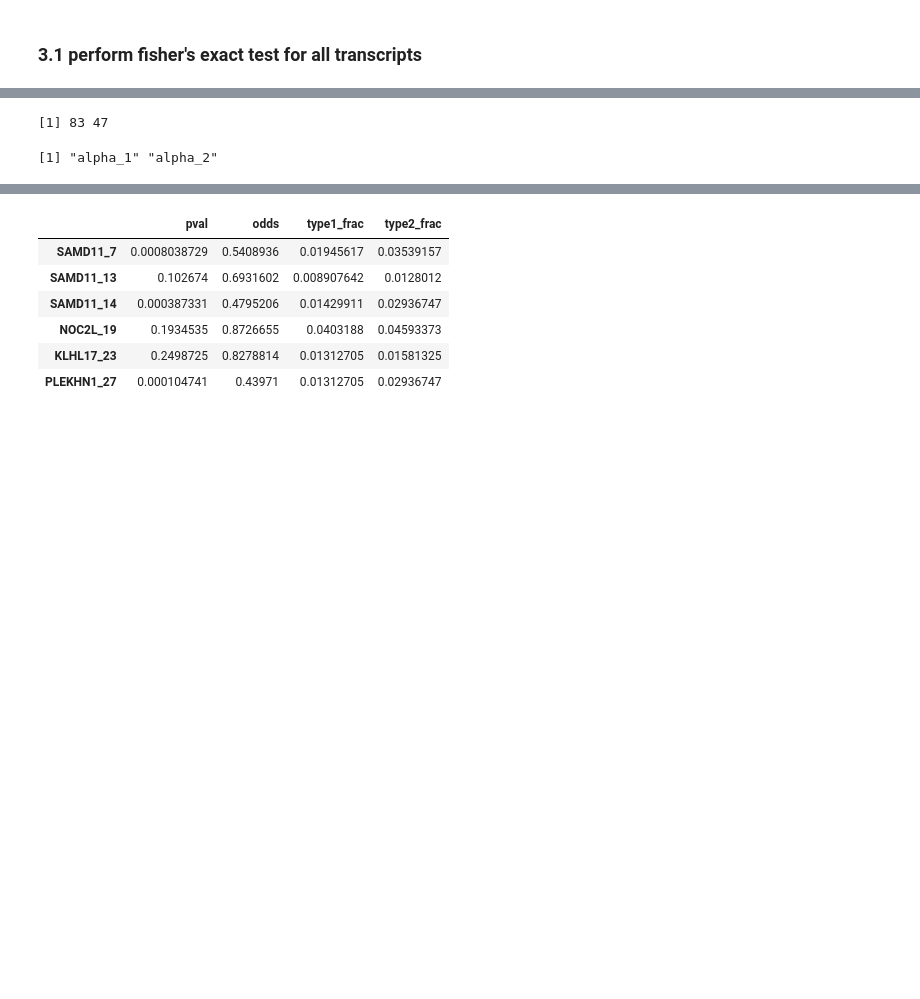
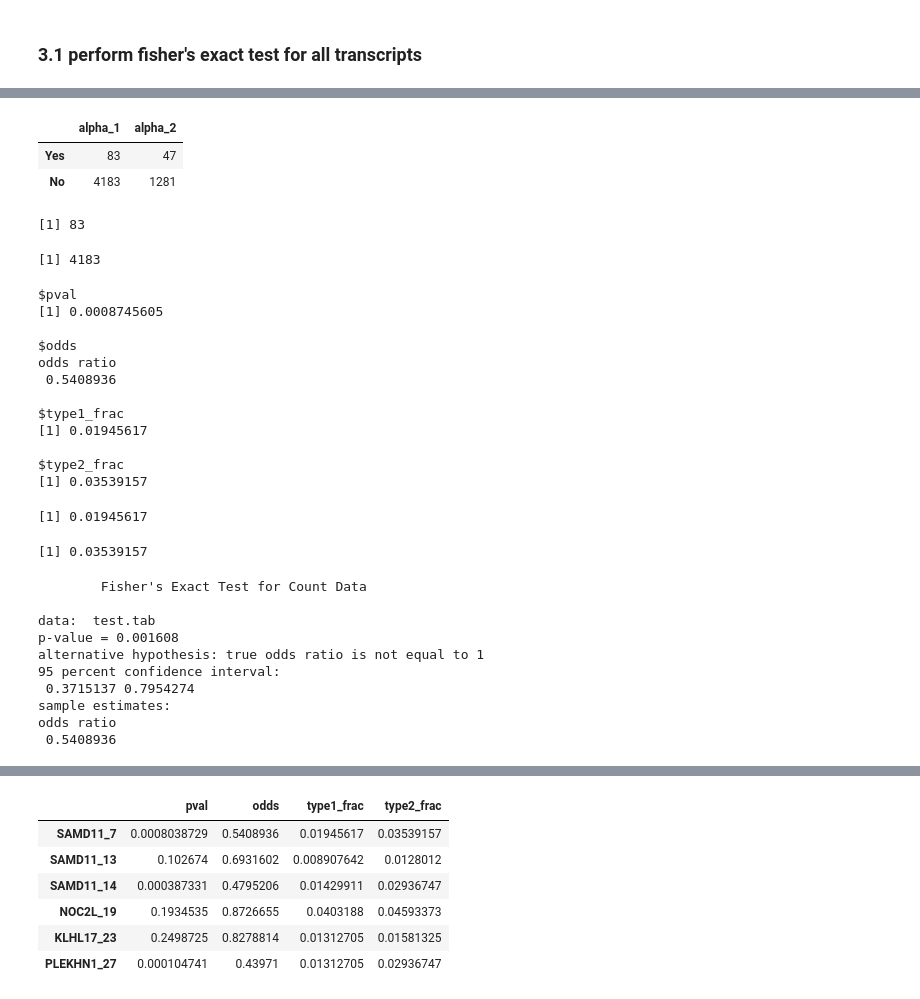
Before and after one commit to biomystery/islet_figs_motifs, a Jupyter notebook: multiple_promoter_transcript_level/Binary_comp.ipynb, the cells around one changed output, grey strips where cells are left out. Cells and saved outputs as stored; diff of their text form; code cells hidden in the pictures; blank space fills up the shorter version.

Commit message:
corrected fisher test & added limma go/kegg

```diff
--- a/multiple_promoter_transcript_level/Binary_comp.ipynb
+++ b/multiple_promoter_transcript_level/Binary_comp.ipynb
@@ -148,17 +148,69 @@ There are 19790 unique transcripts for beta cells
-# %%
-tr='SAMD11_7'
-celltypes <- c('alpha_1','alpha_2')
-dat.sub <- dat.mat.transcript_level%>%
-    filter(cluster %in%celltypes)
-
-
-test.dat <- table((dat.sub%>% filter(gene_tr.idx==tr))$cluster)
-table.res <- as.vector(test.dat)
-table.res
-names(test.dat)
-# %% [output]
-[1] 83 47
-[1] "alpha_1" "alpha_2"
+# %%
+tr='SAMD11_7'
+celltypes <- c('alpha_1','alpha_2')
+dat.sub <- dat.mat.transcript_level%>%
+    filter(cluster %in%celltypes)
+
+
+    test.dat <- table((dat.sub%>% filter(gene_tr.idx==tr))$cluster)
+    table.res <- as.vector(test.dat)
+    names(table.res) <- names(test.dat)
+    # handle if 0 for one subtype
+    a=setdiff(celltypes,    names(table.res))
+    table.res[a]<-0
+
+    test.tab <- matrix(c(table.res[celltypes[1]], table.res[celltypes[2]],
+                         dat.all.cells[celltypes[1]]-table.res[celltypes[1]],
+                         dat.all.cells[celltypes[2]]-table.res[celltypes[2]]),
+                       byrow =  T,
+                       nrow = 2,
+                       dimnames = list(expressed = c("Yes", "No"),
+                       subtype = celltypes))
+test.tab
+test.tab[1]
+test.tab[2]
+    f1<-test.tab[1]/(test.tab[1]+test.tab[2])
+    f2 <- test.tab[3]/(test.tab[3]+test.tab[4])
+    l <-ifelse(f1>f2,'greater','less')
+    test.res <- fisher.test(test.tab,alternative = l)
+    res <- list(pval=test.res$p.value,
+                odds=test.res$estimate,
+                type1_frac=f1,
+                type2_frac=f2
+               )
+    res
+
+fisher.test(test.tab)
+# %% [output]
+|  | alpha_1 | alpha_2 |
+| Yes | 83 | 47 |
+| No | 4183 | 1281 |
+[1] 83
+[1] 4183
+$pval
+[1] 0.0008745605
+
+$odds
+odds ratio
+ 0.5408936
+
+$type1_frac
+[1] 0.01945617
+
+$type2_frac
+[1] 0.03539157
+[1] 0.01945617
+[1] 0.03539157
+        Fisher's Exact Test for Count Data
+
+data:  test.tab
+p-value = 0.001608
+alternative hypothesis: true odds ratio is not equal to 1
+95 percent confidence interval:
+ 0.3715137 0.7954274
+sample estimates:
+odds ratio
+ 0.5408936
 # %%
 fun.ftestPerTr <- function(  tr='SAMD11_7',#=1
                              celltypes=c('alpha_1','alpha_2'),
```
Also changed, not shown: parts of 9 cells of this notebook, 4 other files.
